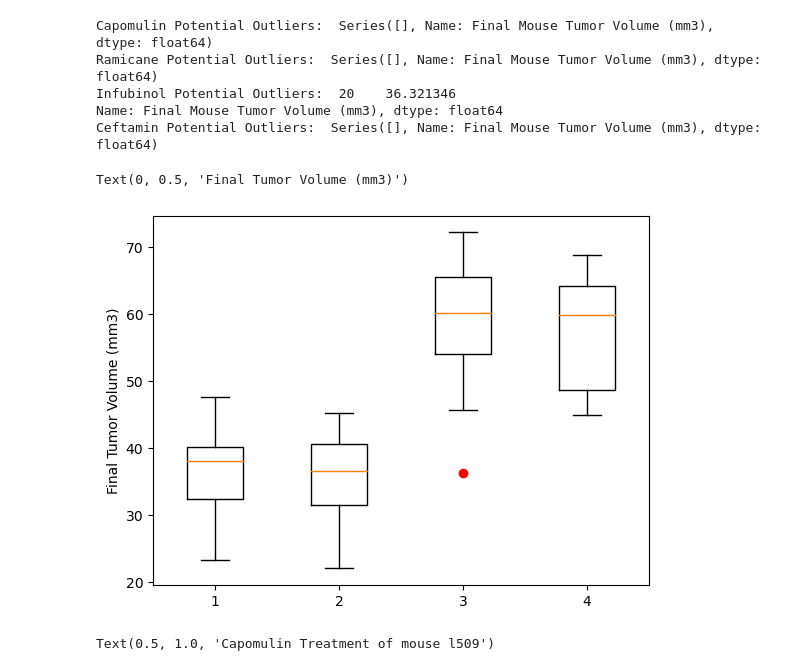
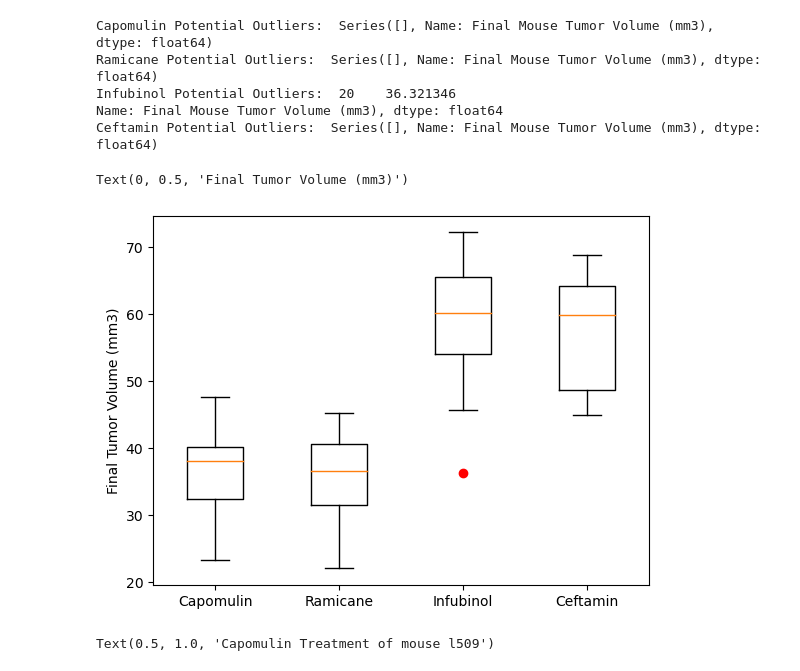
Before and after one commit to JustinS25/Pymaceuticals-Challenge, a Jupyter notebook: pymaceuticals-challenge.ipynb, the cells around one changed output. Cells and saved outputs as stored; diff of their text form; code cells hidden in the pictures.

```diff
--- a/pymaceuticals-challenge.ipynb
+++ b/pymaceuticals-challenge.ipynb
@@ -292,11 +301,11 @@ Ceftamin Potential Outliers:  Series([], Name: Final Mouse Tumor Volume (mm3), d
 # %%
 # Generate a box plot that shows the distrubution of the tumor volume for each treatment group.
 
-plt.boxplot(tumor_vol, sym = "r")
+plt.boxplot(tumor_vol, sym = "r", labels = treatments)
 plt.ylabel("Final Tumor Volume (mm3)")
 # %% [output]
 Text(0, 0.5, 'Final Tumor Volume (mm3)')
-[figure, old version]
+[figure, new version]
 # %%
 # Generate a line plot of tumor volume vs. time point for a single mouse treated with Capomulin
 # Create new blank list to store mouse IDs
```
Also changed, not shown: parts of 2 cells of this notebook.
